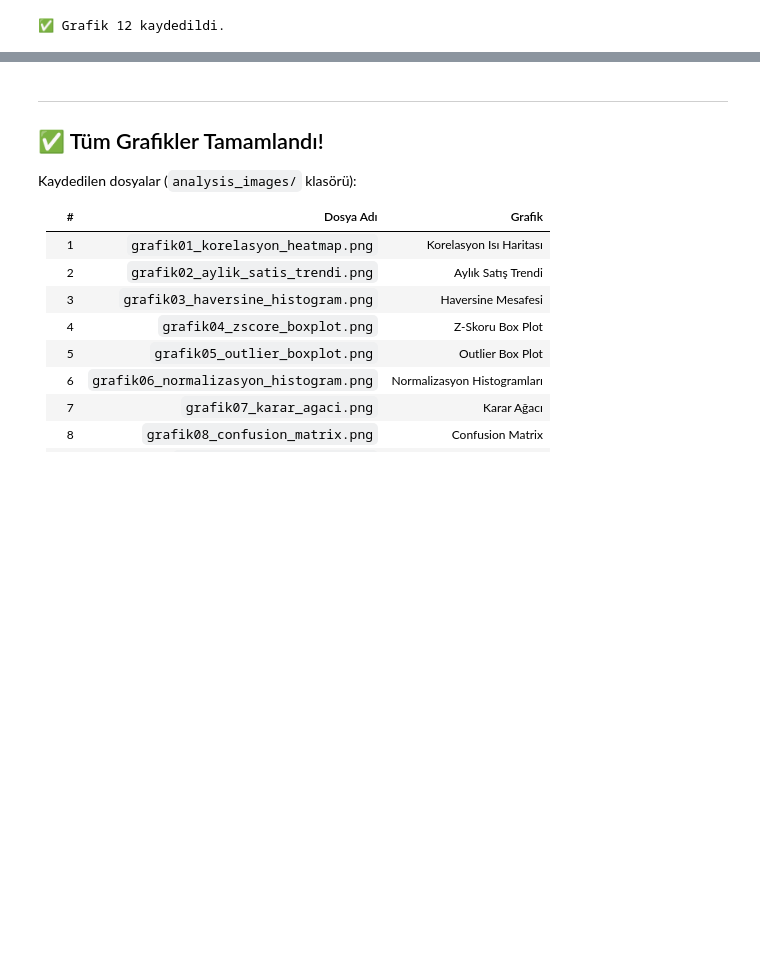
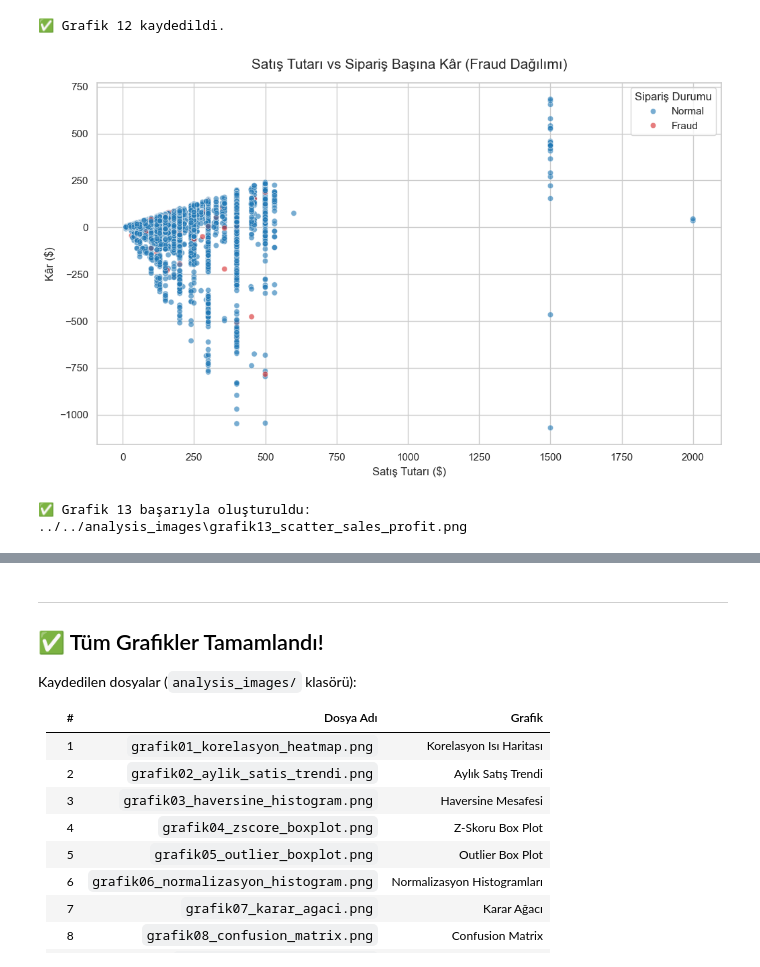
Before and after one commit to Erkan3034/cognitive-logix, a Jupyter notebook: notebooks/analysis/model_ve_analiz_grafikleri.ipynb, the cells around one changed output, grey strips where cells are left out. Cells and saved outputs as stored; diff of their text form; code cells hidden in the pictures; blank space fills up the shorter version.

```diff
--- a/notebooks/analysis/model_ve_analiz_grafikleri.ipynb
+++ b/notebooks/analysis/model_ve_analiz_grafikleri.ipynb
@@ -640,3 +639,57 @@ print('✅ Grafik 12 kaydedildi.')
 Tespit edilen anomali sayısı: 3,611 / 180,519 (2.00%)
 [figure]
 ✅ Grafik 12 kaydedildi.
+# %%
+# ============================================================
+# GRAFİK 13: Satış ve Kâr İlişkisi (Scatter Plot) - Self Contained
+# ============================================================
+import pandas as pd
+import os
+import matplotlib.pyplot as plt
+import seaborn as sns
+
+# 1. Veriyi tekrar yükleyelim (Eğer yukarıdaki hücreleri çalıştırmadıysanız)
+try:
+    if 'df' not in locals():
+        df = pd.read_csv('../../data/temiz_veri_final_latest.csv')
+        df['fraud_label'] = df['Order Status'].apply(
+            lambda x: 'Fraud' if x == 'SUSPECTED_FRAUD' else 'Normal'
+        )
+
+    # 2. Grafik Ayarları
+    plt.figure(figsize=(12, 7))
+    sns.set_theme(style='whitegrid')
+
+    # Performans için örneklem
+    plot_df = df.sample(n=min(10000, len(df)), random_state=42)
+
+    # 3. Çizim
+    sns.scatterplot(
+        data=plot_df,
+        x='Sales',
+        y='Benefit per order',
+        hue='fraud_label',
+        alpha=0.6,
+        edgecolor='w',
+        palette={'Normal': '#1f77b4', 'Fraud': '#d62728'}
+    )
+
+    plt.title('Satış Tutarı vs Sipariş Başına Kâr (Fraud Dağılımı)', fontsize=15, pad=15)
+    plt.xlabel('Satış Tutarı ($)', fontsize=12)
+    plt.ylabel('Kâr ($)', fontsize=12)
+    plt.legend(title='Sipariş Durumu')
+
+    # 4. Kaydet
+    save_path = os.path.join('../../analysis_images', 'grafik13_scatter_sales_profit.png')
+    os.makedirs('../../analysis_images', exist_ok=True)
+    plt.savefig(save_path, bbox_inches='tight', dpi=300)
+    plt.show()
+
+    print(f'✅ Grafik 13 başarıyla oluşturuldu: {save_path}')
+
+except Exception as e:
+    print(f"❌ Bir hata oluştu: {e}")
+    print("İpucu: Veri dosyasının doğru konumda olduğundan emin olun.")
+# %% [output]
+[figure, added]
+✅ Grafik 13 başarıyla oluşturuldu: ../../analysis_images\grafik13_scatter_sales_profit.png
```
Also changed, not shown: parts of 5 cells of this notebook, 15 other files.
